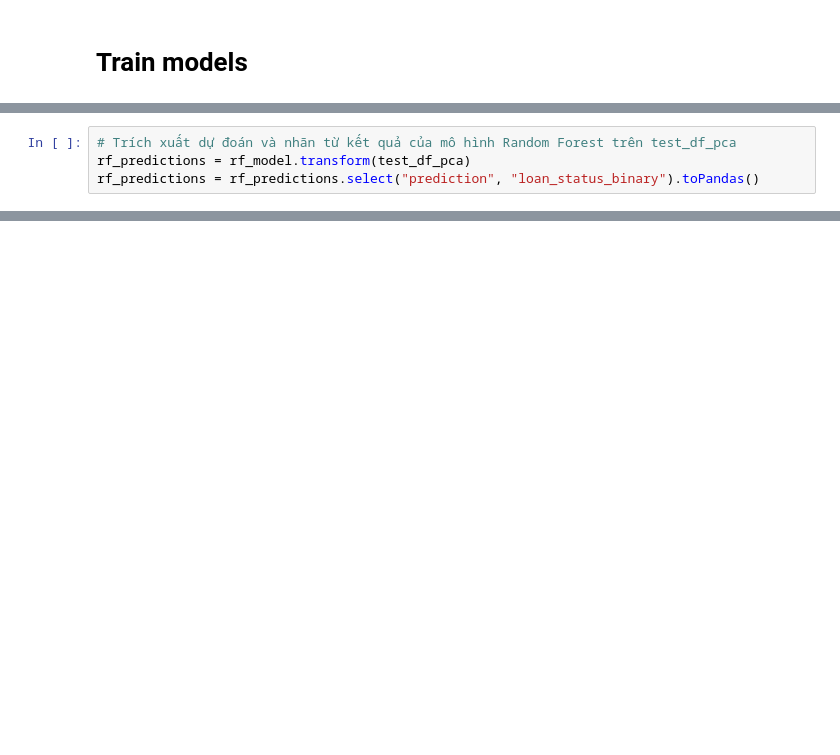
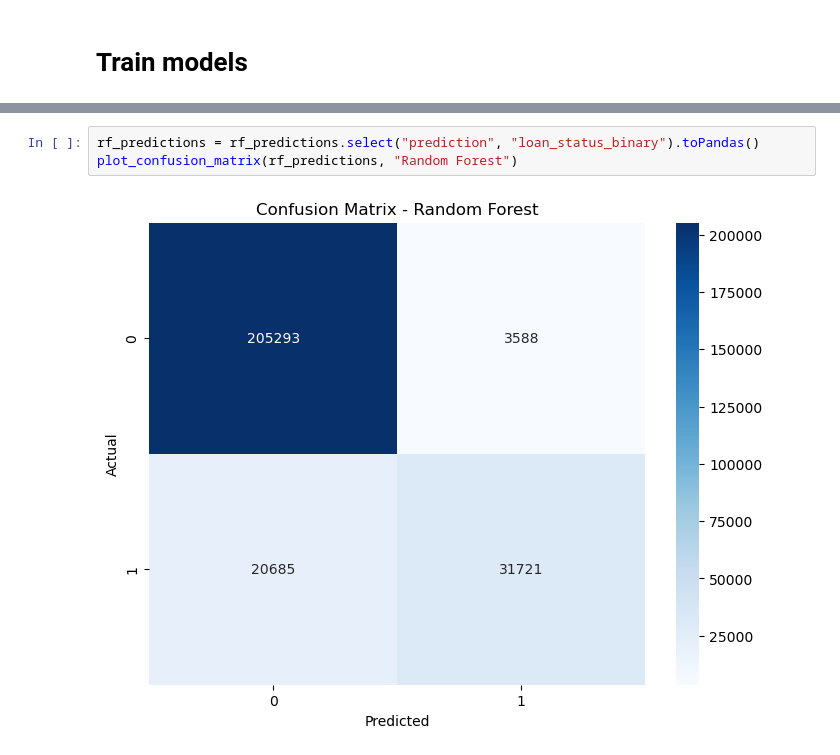
Before and after one commit to HiepDoTrong/computing_for_AI, a Jupyter notebook: last_term.ipynb, the cells around one changed output, grey strips where cells are left out. Drawn from its saved outputs; the diff is of its cells as text; blank space fills up the shorter version.

```diff
--- a/last_term.ipynb
+++ b/last_term.ipynb
@@ -525,4 +576,0 @@ Random Forest - Accuracy: 0.9347159441848437
-# %%
-# Trích xuất dự đoán và nhãn từ kết quả của mô hình Random Forest trên test_df_pca
-rf_predictions = rf_model.transform(test_df_pca)
-rf_predictions = rf_predictions.select("prediction", "loan_status_binary").toPandas()
@@ -566,0 +624,5 @@ plt.show()
+# %%
+rf_predictions = rf_predictions.select("prediction", "loan_status_binary").toPandas()
+plot_confusion_matrix(rf_predictions, "Random Forest")
+# %% [output]
+[figure, added]
```
Also changed, not shown: parts of 41 cells of this notebook.
